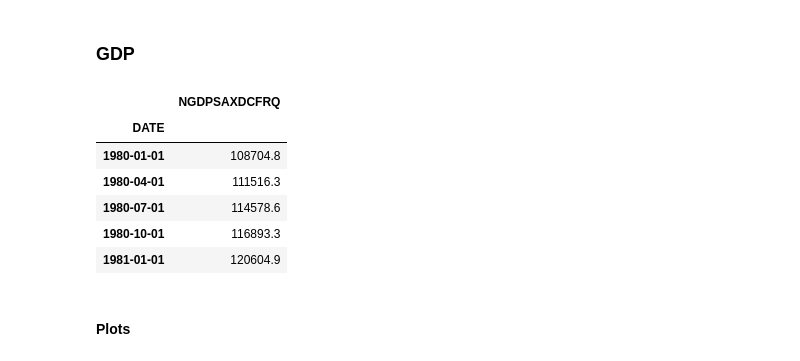
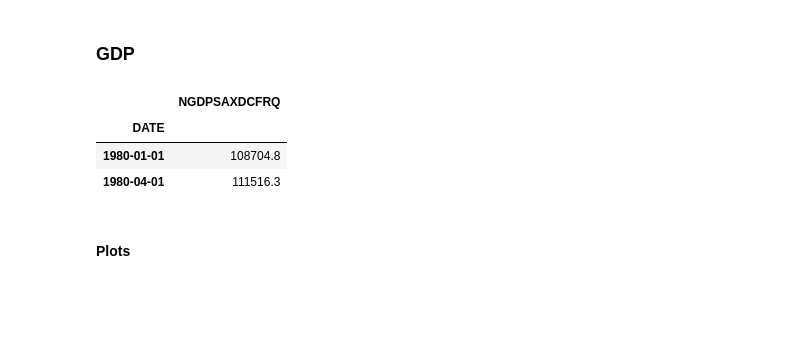
Before and after one commit to theodruilhe/TimeSeriesHomework, a Jupyter notebook: hw.ipynb, the cells around one changed output. Saved outputs shown, nothing was run; the diff lists cells and outputs as text; code cells hidden in the pictures; blank space fills up the shorter version.

```diff
--- a/hw.ipynb
+++ b/hw.ipynb
@@ -89,16 +89,13 @@ def format_elec_data(df):
 # %% [markdown]
 ### GDP
 # %%
-gdp_data = load_and_preprocess_data('nominal_gdp.csv')
-gdp_data.head()
+gdp_data = load_and_preprocess_data('data/nominal_gdp.csv')
+gdp_data.head(2)
 # %% [output]
 |  | NGDPSAXDCFRQ |
 | DATE |  |
 | 1980-01-01 | 108704.8 |
 | 1980-04-01 | 111516.3 |
-| 1980-07-01 | 114578.6 |
-| 1980-10-01 | 116893.3 |
-| 1981-01-01 | 120604.9 |
 # %% [markdown]
 #### Plots
 # %%
```
Also changed, not shown: parts of 37 cells of this notebook.
